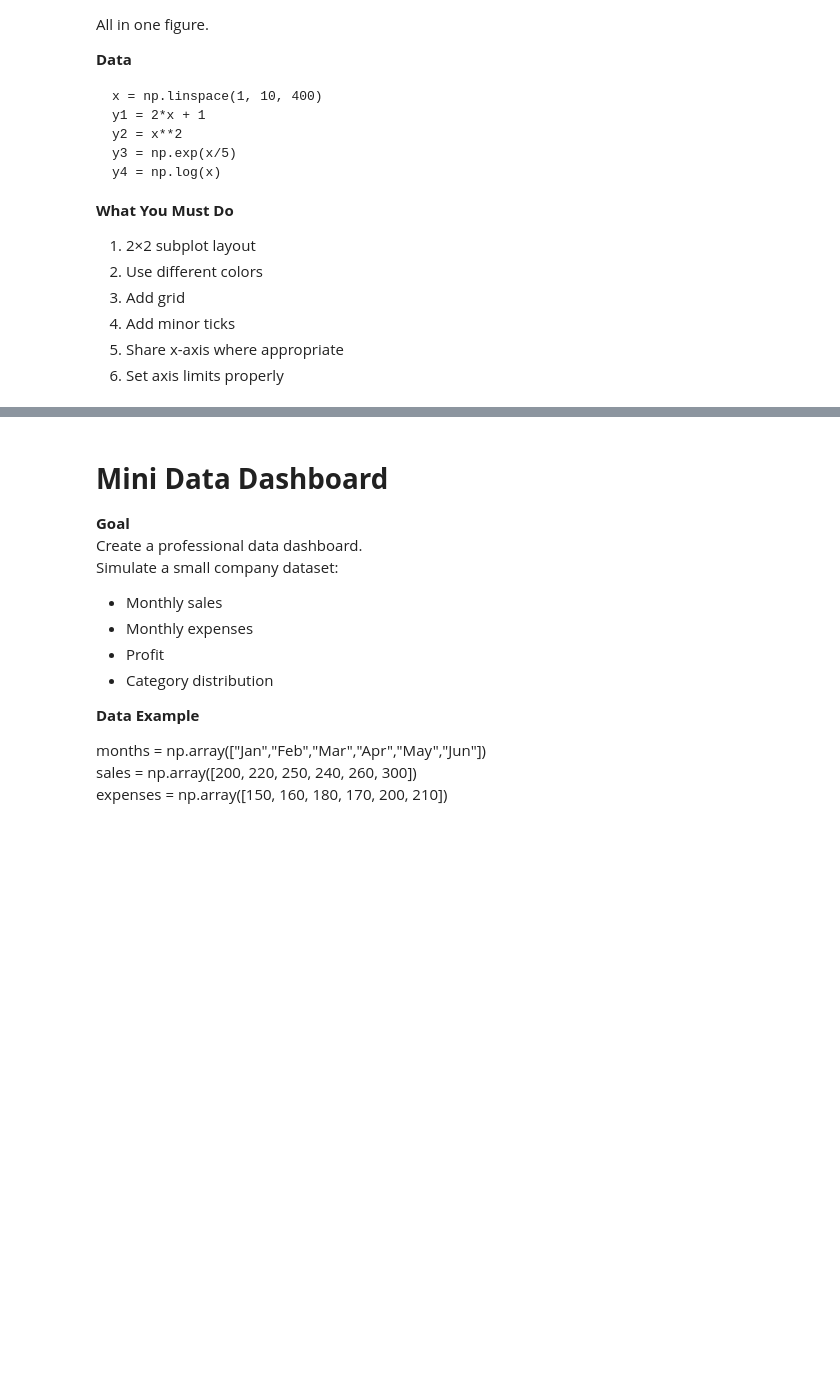
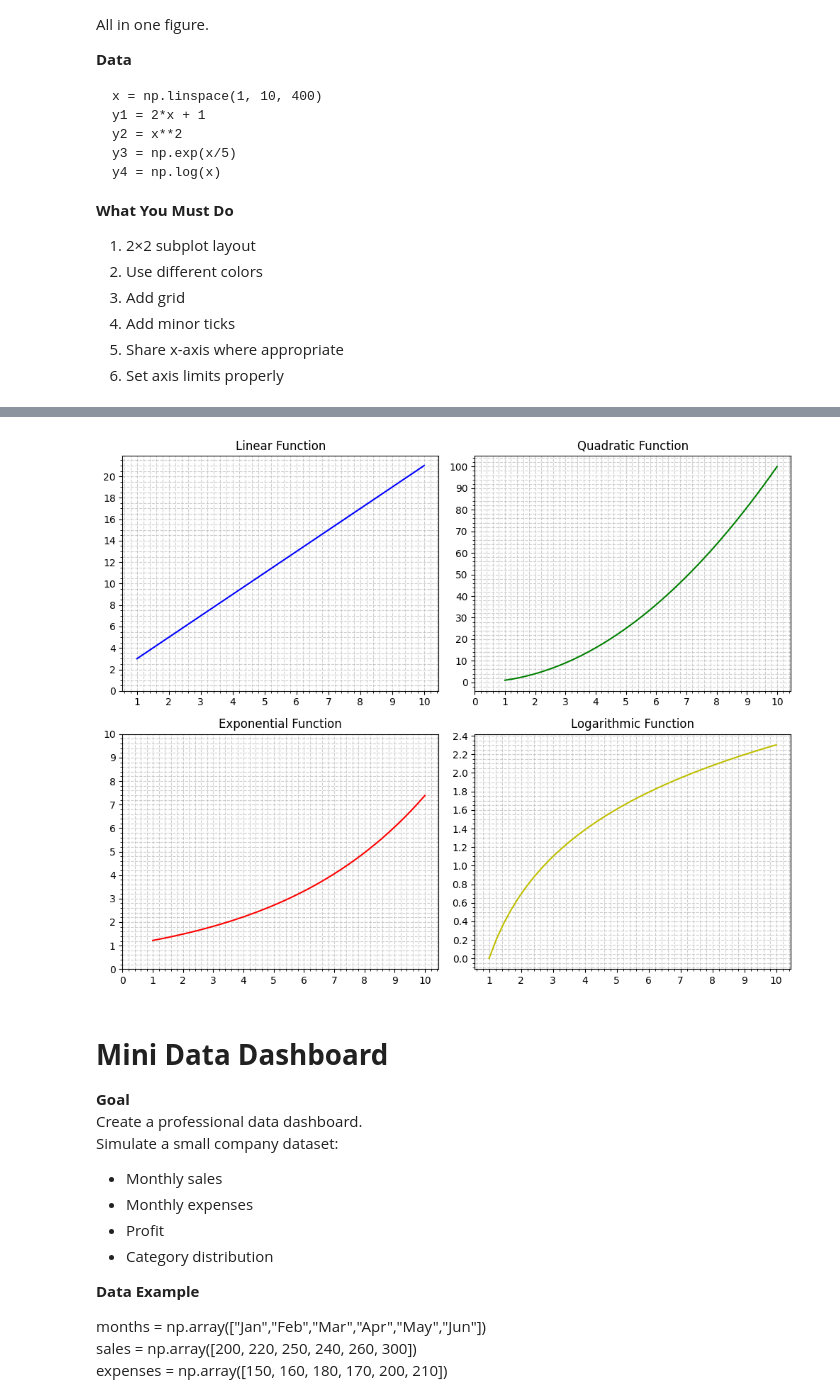
Before and after one commit to 1sazzad/Data-Science-Artificial-Intelligence-Foundation-Course, a Jupyter notebook: Matplotlib_Practice.ipynb, the cells around one changed output, grey strips where cells are left out. Saved outputs shown, nothing was run; the diff lists cells and outputs as text; code cells hidden in the pictures; blank space fills up the shorter version.

```diff
--- a/Matplotlib_Practice.ipynb
+++ b/Matplotlib_Practice.ipynb
@@ -190,3 +152,73 @@ plt.show()
+# %%
+import numpy as np
+import matplotlib.pyplot as plt
+
+# -----------------------------
+# Create Dataset
+# -----------------------------
+x = np.linspace(1, 10, 40)
+
+functions = [
+    2*x + 1,
+    x**2,
+    np.exp(x/5),
+    np.log(x)
+]
+
+titles = [
+    "Linear Function",
+    "Quadratic Function",
+    "Exponential Function",
+    "Logarithmic Function"
+]
+
+colors = ['b', 'g', 'r', 'y']
+
+xticks = [
+    np.arange(1,11,1),
+    np.arange(0,11,1),
+    np.arange(0,11,1),
+    np.arange(1,11,1)
+]
+
+yticks = [
+    np.arange(0,22,2),
+    np.arange(0,101,10),
+    np.arange(0,11,1),
+    np.arange(0,2.5,0.2)
+]
+
+# -----------------------------
+# Create Subplots
+# -----------------------------
+fig, axs = plt.subplots(2, 2, figsize=(10,8))
+
+axs = axs.flatten()   # Convert 2x2 array → 1D for easy looping
+
+# -----------------------------
+# Plot Loop
+# -----------------------------
+for i in range(4):
+
+    axs[i].plot(x, functions[i], color=colors[i])
+
+    axs[i].set_title(titles[i], fontsize=12)
+
+    axs[i].set_xticks(xticks[i])
+    axs[i].set_yticks(yticks[i])
+
+    axs[i].minorticks_on()
+
+    axs[i].grid(True, which='both', linestyle='--', alpha=0.6)
+
+# -----------------------------
+# Adjust Layout
+# -----------------------------
+plt.tight_layout()
+
+plt.show()
+# %% [output]
+[figure, added]
 # %% [markdown]
 # **Mini Data Dashboard**
 **Goal**
```
Also changed, not shown: parts of 14 cells of this notebook.
